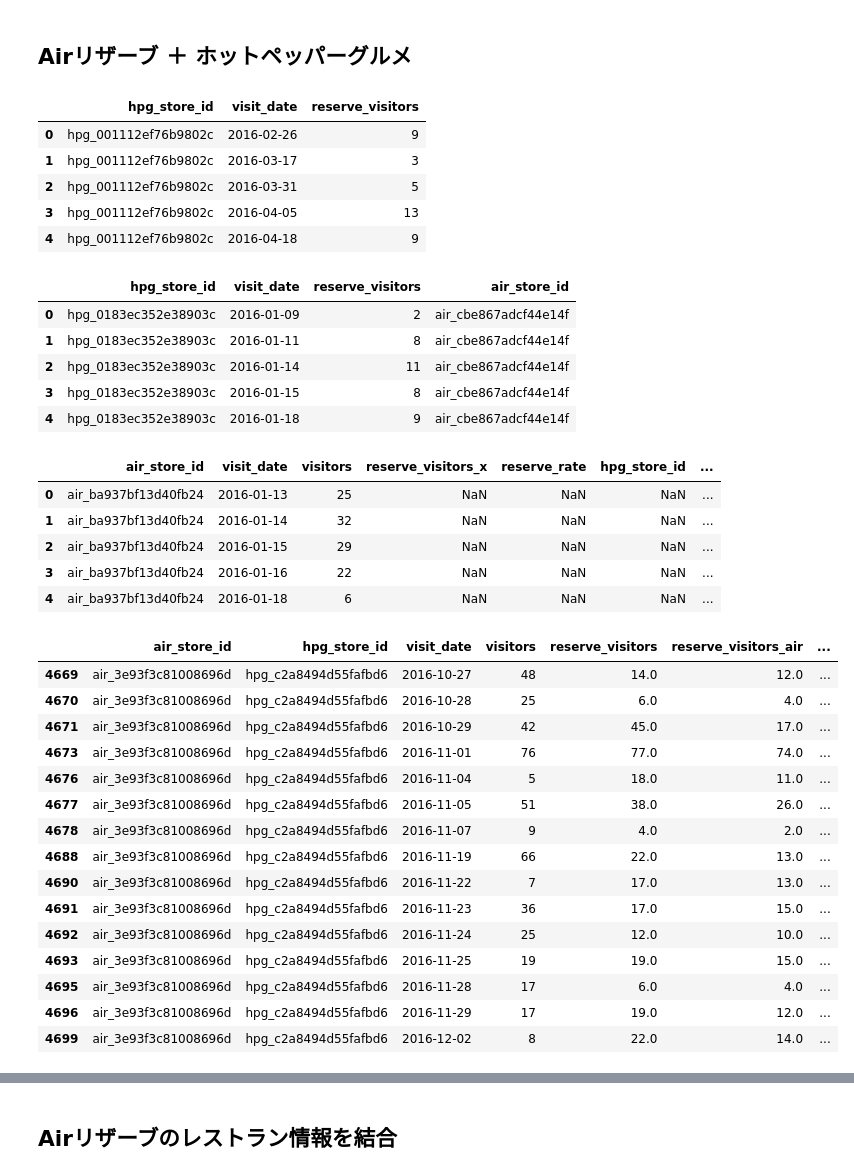
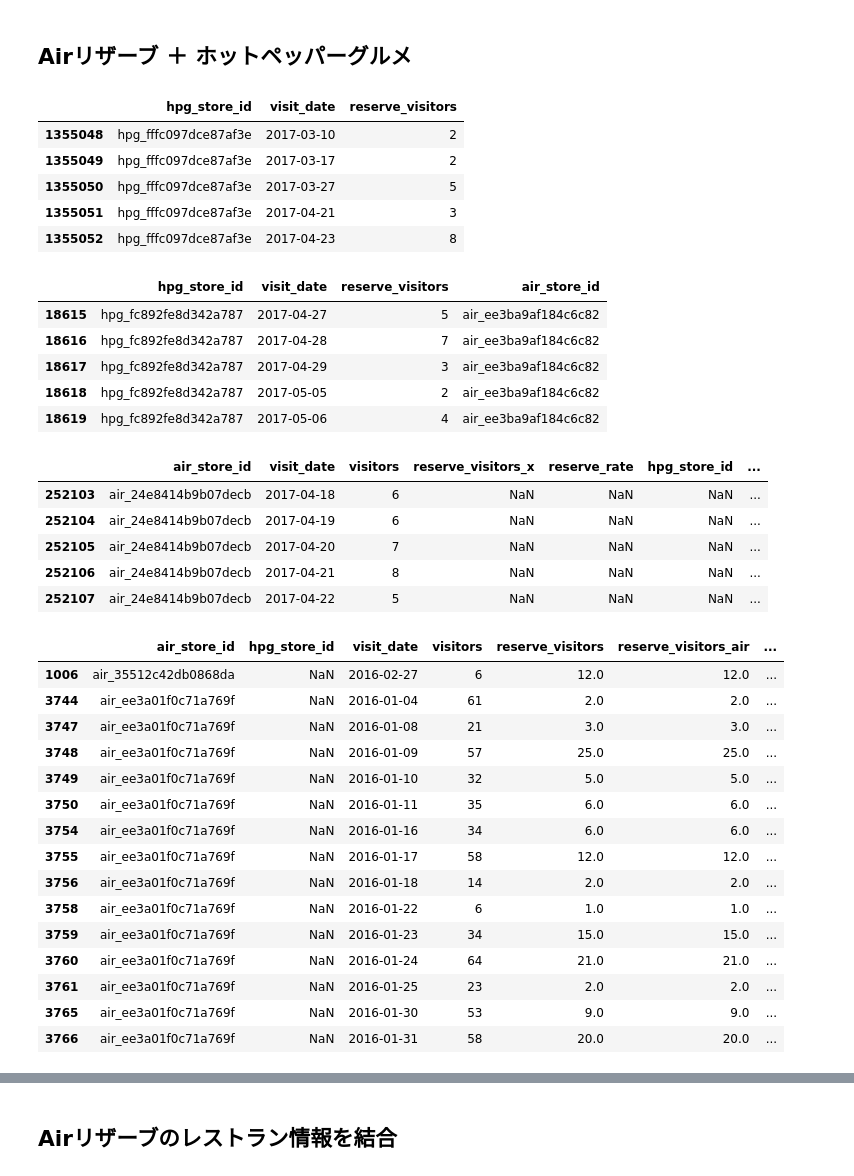
Before and after one commit to selectfromwhere/Restaurant_Visitor_Forecasting, a Jupyter notebook: check_data.ipynb, the cells around one changed output, grey strips where cells are left out. Saved outputs shown, nothing was run; the diff lists cells and outputs as text; code cells hidden in the pictures.

```diff
--- a/check_data.ipynb
+++ b/check_data.ipynb
@@ -837,60 +839,62 @@ hpg_reserve_df = pd.read_csv('Data/csv/hpg_reserve.csv')
 hpg_reserve_df['visit_datetime'] = hpg_reserve_df['visit_datetime'].str[:10]
 hpg_reserve_df = hpg_reserve_df.rename(columns={'visit_datetime': 'visit_date'}).drop('reserve_datetime',axis=1)
 hpg_reserve_df = hpg_reserve_df.groupby(['hpg_store_id','visit_date'])['reserve_visitors'].sum().reset_index()
-hpg_reserve_df.head()
+hpg_reserve_df.tail()
 # %% [output]
 |  | hpg_store_id | visit_date | reserve_visitors |
-| 0 | hpg_001112ef76b9802c | 2016-02-26 | 9 |
-| 1 | hpg_001112ef76b9802c | 2016-03-17 | 3 |
-| 2 | hpg_001112ef76b9802c | 2016-03-31 | 5 |
-| 3 | hpg_001112ef76b9802c | 2016-04-05 | 13 |
-| 4 | hpg_001112ef76b9802c | 2016-04-18 | 9 |
+| 1355048 | hpg_fffc097dce87af3e | 2017-03-10 | 2 |
+| 1355049 | hpg_fffc097dce87af3e | 2017-03-17 | 2 |
+| 1355050 | hpg_fffc097dce87af3e | 2017-03-27 | 5 |
+| 1355051 | hpg_fffc097dce87af3e | 2017-04-21 | 3 |
+| 1355052 | hpg_fffc097dce87af3e | 2017-04-23 | 8 |
 # %%
 #  id横断データを読み込み
 store_id_df = pd.read_csv('Data/csv/store_id_relation.csv')
 # %%
 # ホットペッパーグルメのstore_idに、Airリザーブのstore_idを結合
 hpg_reserve_df = pd.merge(hpg_reserve_df,store_id_df,on=['hpg_store_id'],how='inner')
-hpg_reserve_df.head()
+hpg_reserve_df.tail()
 # %% [output]
 |  | hpg_store_id | visit_date | reserve_visitors | air_store_id |
-| 0 | hpg_0183ec352e38903c | 2016-01-09 | 2 | air_cbe867adcf44e14f |
-| 1 | hpg_0183ec352e38903c | 2016-01-11 | 8 | air_cbe867adcf44e14f |
-| 2 | hpg_0183ec352e38903c | 2016-01-14 | 11 | air_cbe867adcf44e14f |
-| 3 | hpg_0183ec352e38903c | 2016-01-15 | 8 | air_cbe867adcf44e14f |
-| 4 | hpg_0183ec352e38903c | 2016-01-18 | 9 | air_cbe867adcf44e14f |
+| 18615 | hpg_fc892fe8d342a787 | 2017-04-27 | 5 | air_ee3ba9af184c6c82 |
+| 18616 | hpg_fc892fe8d342a787 | 2017-04-28 | 7 | air_ee3ba9af184c6c82 |
+| 18617 | hpg_fc892fe8d342a787 | 2017-04-29 | 3 | air_ee3ba9af184c6c82 |
+| 18618 | hpg_fc892fe8d342a787 | 2017-05-05 | 2 | air_ee3ba9af184c6c82 |
+| 18619 | hpg_fc892fe8d342a787 | 2017-05-06 | 4 | air_ee3ba9af184c6c82 |
 # %%
 # 作成したAirリザーブの予約・訪問データに、ホットペッパーグルメの予約データを結合
 air_hpg_df = pd.merge(air_df,hpg_reserve_df,on=['air_store_id','visit_date'],how='left')
-air_hpg_df.head()
+air_hpg_df.tail()
 # %% [output]
 |  | air_store_id | visit_date | visitors | reserve_visitors_x | reserve_rate | hpg_store_id | ... |
-| 0 | air_ba937bf13d40fb24 | 2016-01-13 | 25 | NaN | NaN | NaN | ... |
-| 1 | air_ba937bf13d40fb24 | 2016-01-14 | 32 | NaN | NaN | NaN | ... |
-| 2 | air_ba937bf13d40fb24 | 2016-01-15 | 29 | NaN | NaN | NaN | ... |
-| 3 | air_ba937bf13d40fb24 | 2016-01-16 | 22 | NaN | NaN | NaN | ... |
-| 4 | air_ba937bf13d40fb24 | 2016-01-18 | 6 | NaN | NaN | NaN | ... |
+| 252103 | air_24e8414b9b07decb | 2017-04-18 | 6 | NaN | NaN | NaN | ... |
+| 252104 | air_24e8414b9b07decb | 2017-04-19 | 6 | NaN | NaN | NaN | ... |
+| 252105 | air_24e8414b9b07decb | 2017-04-20 | 7 | NaN | NaN | NaN | ... |
+| 252106 | air_24e8414b9b07decb | 2017-04-21 | 8 | NaN | NaN | NaN | ... |
+| 252107 | air_24e8414b9b07decb | 2017-04-22 | 5 | NaN | NaN | NaN | ... |
 # %%
 # Airリザーブとホットペッパーグルメの予約データを合算して、予約率を算出
 air_hpg_df = DataFrame(air_hpg_df, columns=['air_store_id','hpg_store_id','visit_date','visitors','reserve_visitors','reserve_visitors_x','reserve_visitors_y','reserve_rate'])
-air_hpg_df['reserve_visitors'] = air_hpg_df['reserve_visitors_x'] + air_hpg_df['reserve_visitors_y']
+# NaN値の合算はできない
+# air_hpg_df['reserve_visitors'] = air_hpg_df['reserve_visitors_x'] + air_hpg_df['reserve_visitors_y']
+air_hpg_df['reserve_visitors'] = air_hpg_df['reserve_visitors_x'].add(air_hpg_df['reserve_visitors_y'],fill_value=0)
 air_hpg_df['reserve_rate'] = air_hpg_df['reserve_visitors'] / air_hpg_df['visitors'] * 100
 air_hpg_df = air_hpg_df.rename(columns={'reserve_visitors_x': 'reserve_visitors_air', 'reserve_visitors_y': 'reserve_visitors_hpg'})
 air_hpg_df[air_hpg_df['reserve_rate'] > 0].head(15)
 # %% [output]
 |  | air_store_id | hpg_store_id | visit_date | visitors | reserve_visitors | reserve_visitors_air | ... |
-| 4669 | air_3e93f3c81008696d | hpg_c2a8494d55fafbd6 | 2016-10-27 | 48 | 14.0 | 12.0 | ... |
-| 4670 | air_3e93f3c81008696d | hpg_c2a8494d55fafbd6 | 2016-10-28 | 25 | 6.0 | 4.0 | ... |
-| 4671 | air_3e93f3c81008696d | hpg_c2a8494d55fafbd6 | 2016-10-29 | 42 | 45.0 | 17.0 | ... |
-| 4673 | air_3e93f3c81008696d | hpg_c2a8494d55fafbd6 | 2016-11-01 | 76 | 77.0 | 74.0 | ... |
-| 4676 | air_3e93f3c81008696d | hpg_c2a8494d55fafbd6 | 2016-11-04 | 5 | 18.0 | 11.0 | ... |
-| 4677 | air_3e93f3c81008696d | hpg_c2a8494d55fafbd6 | 2016-11-05 | 51 | 38.0 | 26.0 | ... |
-| 4678 | air_3e93f3c81008696d | hpg_c2a8494d55fafbd6 | 2016-11-07 | 9 | 4.0 | 2.0 | ... |
-| 4688 | air_3e93f3c81008696d | hpg_c2a8494d55fafbd6 | 2016-11-19 | 66 | 22.0 | 13.0 | ... |
-| 4690 | air_3e93f3c81008696d | hpg_c2a8494d55fafbd6 | 2016-11-22 | 7 | 17.0 | 13.0 | ... |
-| 4691 | air_3e93f3c81008696d | hpg_c2a8494d55fafbd6 | 2016-11-23 | 36 | 17.0 | 15.0 | ... |
-| 4692 | air_3e93f3c81008696d | hpg_c2a8494d55fafbd6 | 2016-11-24 | 25 | 12.0 | 10.0 | ... |
-| 4693 | air_3e93f3c81008696d | hpg_c2a8494d55fafbd6 | 2016-11-25 | 19 | 19.0 | 15.0 | ... |
-| 4695 | air_3e93f3c81008696d | hpg_c2a8494d55fafbd6 | 2016-11-28 | 17 | 6.0 | 4.0 | ... |
-| 4696 | air_3e93f3c81008696d | hpg_c2a8494d55fafbd6 | 2016-11-29 | 17 | 19.0 | 12.0 | ... |
-| 4699 | air_3e93f3c81008696d | hpg_c2a8494d55fafbd6 | 2016-12-02 | 8 | 22.0 | 14.0 | ... |
+| 1006 | air_35512c42db0868da | NaN | 2016-02-27 | 6 | 12.0 | 12.0 | ... |
+| 3744 | air_ee3a01f0c71a769f | NaN | 2016-01-04 | 61 | 2.0 | 2.0 | ... |
+| 3747 | air_ee3a01f0c71a769f | NaN | 2016-01-08 | 21 | 3.0 | 3.0 | ... |
+| 3748 | air_ee3a01f0c71a769f | NaN | 2016-01-09 | 57 | 25.0 | 25.0 | ... |
+| 3749 | air_ee3a01f0c71a769f | NaN | 2016-01-10 | 32 | 5.0 | 5.0 | ... |
+| 3750 | air_ee3a01f0c71a769f | NaN | 2016-01-11 | 35 | 6.0 | 6.0 | ... |
+| 3754 | air_ee3a01f0c71a769f | NaN | 2016-01-16 | 34 | 6.0 | 6.0 | ... |
+| 3755 | air_ee3a01f0c71a769f | NaN | 2016-01-17 | 58 | 12.0 | 12.0 | ... |
+| 3756 | air_ee3a01f0c71a769f | NaN | 2016-01-18 | 14 | 2.0 | 2.0 | ... |
+| 3758 | air_ee3a01f0c71a769f | NaN | 2016-01-22 | 6 | 1.0 | 1.0 | ... |
+| 3759 | air_ee3a01f0c71a769f | NaN | 2016-01-23 | 34 | 15.0 | 15.0 | ... |
+| 3760 | air_ee3a01f0c71a769f | NaN | 2016-01-24 | 64 | 21.0 | 21.0 | ... |
+| 3761 | air_ee3a01f0c71a769f | NaN | 2016-01-25 | 23 | 2.0 | 2.0 | ... |
+| 3765 | air_ee3a01f0c71a769f | NaN | 2016-01-30 | 53 | 9.0 | 9.0 | ... |
+| 3766 | air_ee3a01f0c71a769f | NaN | 2016-01-31 | 58 | 20.0 | 20.0 | ... |
```
Also changed, not shown: parts of 10 cells of this notebook.
